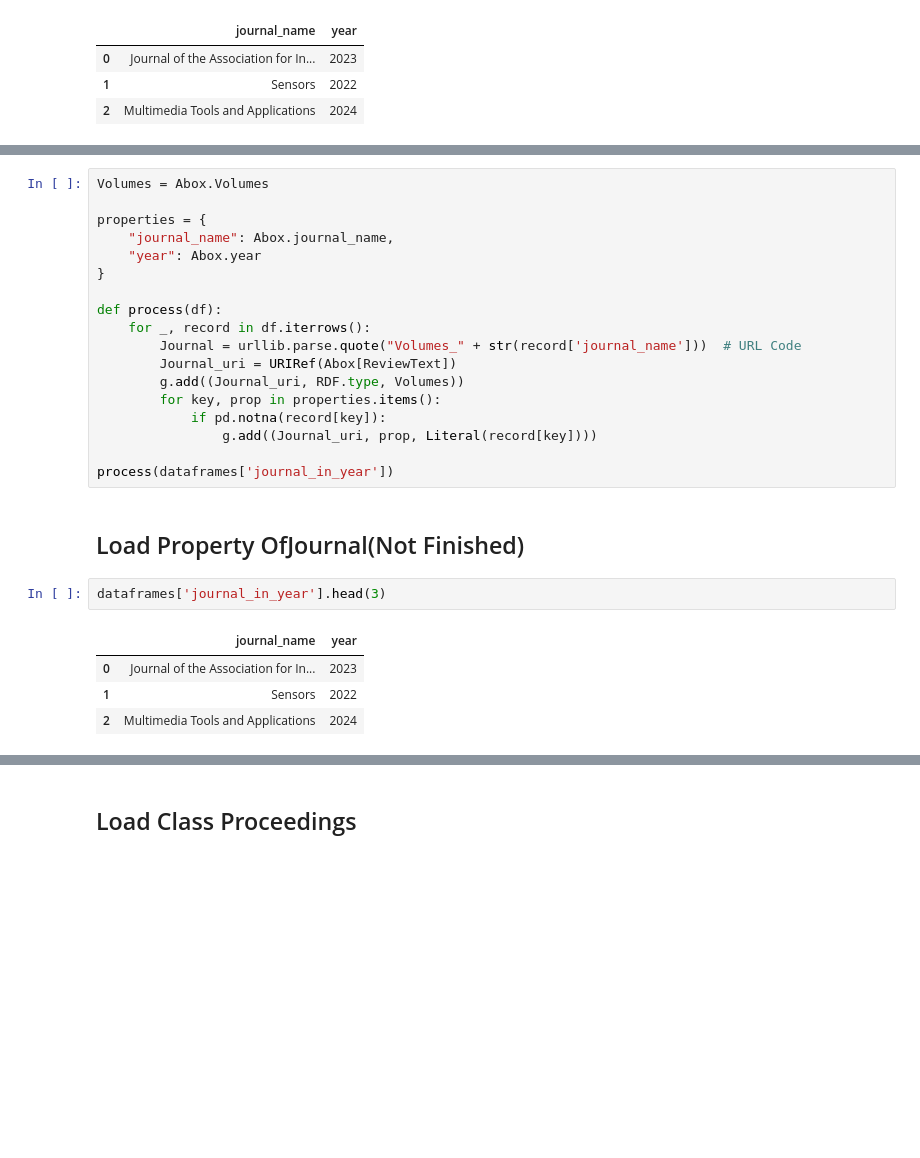
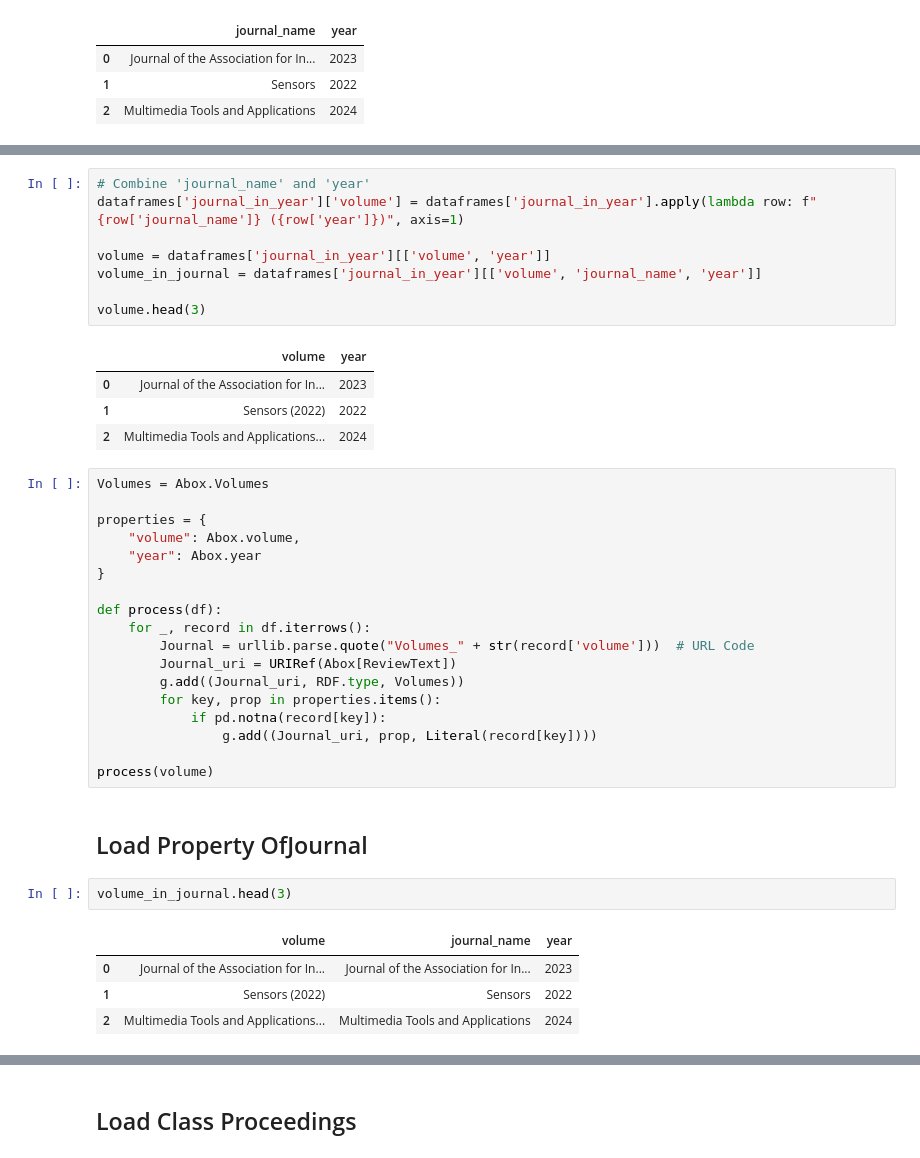
Before and after one commit to Ziyong-Zhang/SDM_lab2, a Jupyter notebook: scripts/SDM_Lab2_Abox.ipynb, the cells around one changed output, grey strips where cells are left out. Saved outputs shown, nothing was run; the diff lists cells and outputs as text; blank space fills up the shorter version.

Commit message:
Add Class Volumes, Property OfJournal, Update Property IsInJournal

```diff
--- a/scripts/SDM_Lab2_Abox.ipynb
+++ b/scripts/SDM_Lab2_Abox.ipynb
@@ -501,30 +515,43 @@ dataframes['journal_in_year'].head(3)
+# %%
+# Combine 'journal_name' and 'year'
+dataframes['journal_in_year']['volume'] = dataframes['journal_in_year'].apply(lambda row: f"{row['journal_name']} ({row['year']})", axis=1)
+
+volume = dataframes['journal_in_year'][['volume', 'year']]
+volume_in_journal = dataframes['journal_in_year'][['volume', 'journal_name', 'year']]
+
+volume.head(3)
+# %% [output]
+|  | volume | year |
+| 0 | Journal of the Association for In... | 2023 |
+| 1 | Sensors (2022) | 2022 |
+| 2 | Multimedia Tools and Applications... | 2024 |
 # %%
 Volumes = Abox.Volumes
 
 properties = {
-    "journal_name": Abox.journal_name,
+    "volume": Abox.volume,
     "year": Abox.year
 }
 
 def process(df):
     for _, record in df.iterrows():
-        Journal = urllib.parse.quote("Volumes_" + str(record['journal_name']))  # URL Code
+        Journal = urllib.parse.quote("Volumes_" + str(record['volume']))  # URL Code
         Journal_uri = URIRef(Abox[ReviewText])
         g.add((Journal_uri, RDF.type, Volumes))
         for key, prop in properties.items():
             if pd.notna(record[key]):
                 g.add((Journal_uri, prop, Literal(record[key])))
 
-process(dataframes['journal_in_year'])
+process(volume)
 # %% [markdown]
-## Load Property OfJournal(Not Finished)
+## Load Property OfJournal
 # %%
-dataframes['journal_in_year'].head(3)
+volume_in_journal.head(3)
 # %% [output]
-|  | journal_name | year |
-| 0 | Journal of the Association for In... | 2023 |
-| 1 | Sensors | 2022 |
-| 2 | Multimedia Tools and Applications | 2024 |
+|  | volume | journal_name | year |
+| 0 | Journal of the Association for In... | Journal of the Association for In... | 2023 |
+| 1 | Sensors (2022) | Sensors | 2022 |
+| 2 | Multimedia Tools and Applications... | Multimedia Tools and Applications | 2024 |
 # %%
 OfJournal = Abox.OfJournal
 
```
Also changed, not shown: parts of 13 cells of this notebook, 1 other file.
